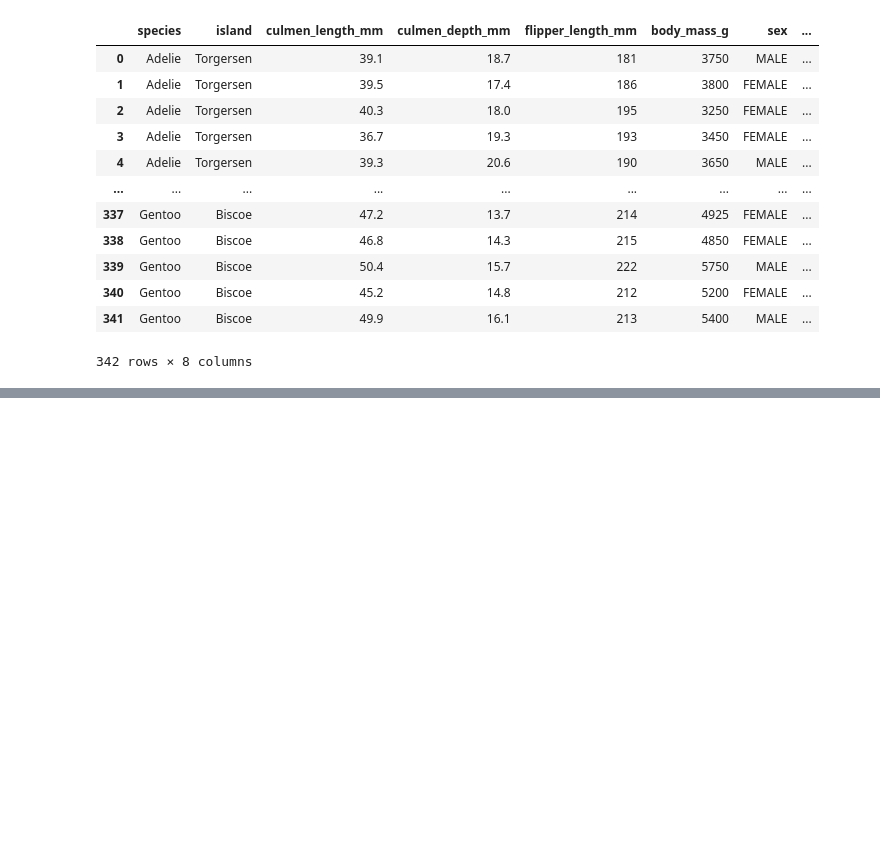
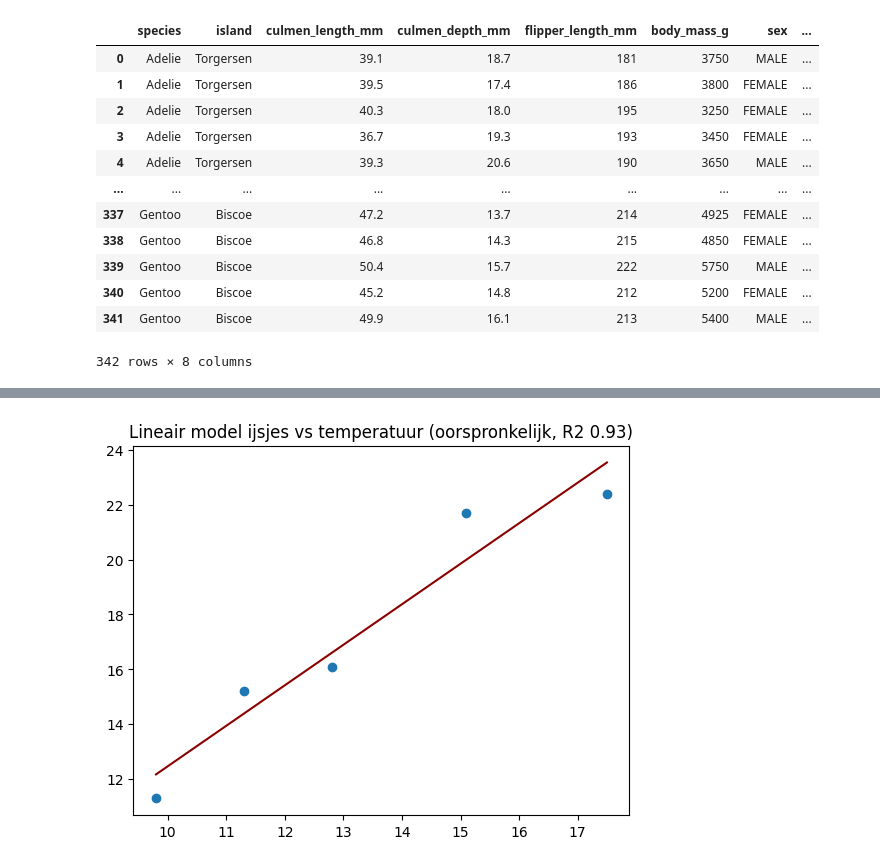
Before and after one commit to mcdejonge/cursus-beginnen-met-data-science, a Jupyter notebook: les_3_modellen_robuuster_maken.ipynb, the cells around one changed output, grey strips where cells are left out. Drawn from its saved outputs; the diff is of its cells as text; code cells hidden in the pictures; blank space fills up the shorter version.

```diff
--- a/les_3_modellen_robuuster_maken.ipynb
+++ b/les_3_modellen_robuuster_maken.ipynb
@@ -259,0 +264,15 @@ Train test split
+# %%
+# Een deel van de oorspronkelijke dataset
+df_ijsjes = pd.DataFrame({
+    'temperatuur' : [9.8,  11.3, 12.8, 15.1, 17.5],
+    'ijsjes' :      [ 11.3, 15.2, 16.1, 21.7, 22.4]
+})
+model = LinearRegression()
+model.fit(df_ijsjes[['temperatuur']], df_ijsjes[['ijsjes']])
+fig, ax = plt.subplots()
+plt.scatter(df_ijsjes['temperatuur'], df_ijsjes['ijsjes'])
+plt.plot(df_ijsjes['temperatuur'], model.predict(df_ijsjes[['temperatuur']]), color='darkred')
+ax.set_title(f"Lineair model ijsjes vs temperatuur (oorspronkelijk, R2 {model.score(df_ijsjes[['temperatuur']], df_ijsjes[['ijsjes']]):.2f})")
+plt.show()
+# %% [output]
+[figure, added]
```
Also changed, not shown: parts of 8 cells of this notebook.
